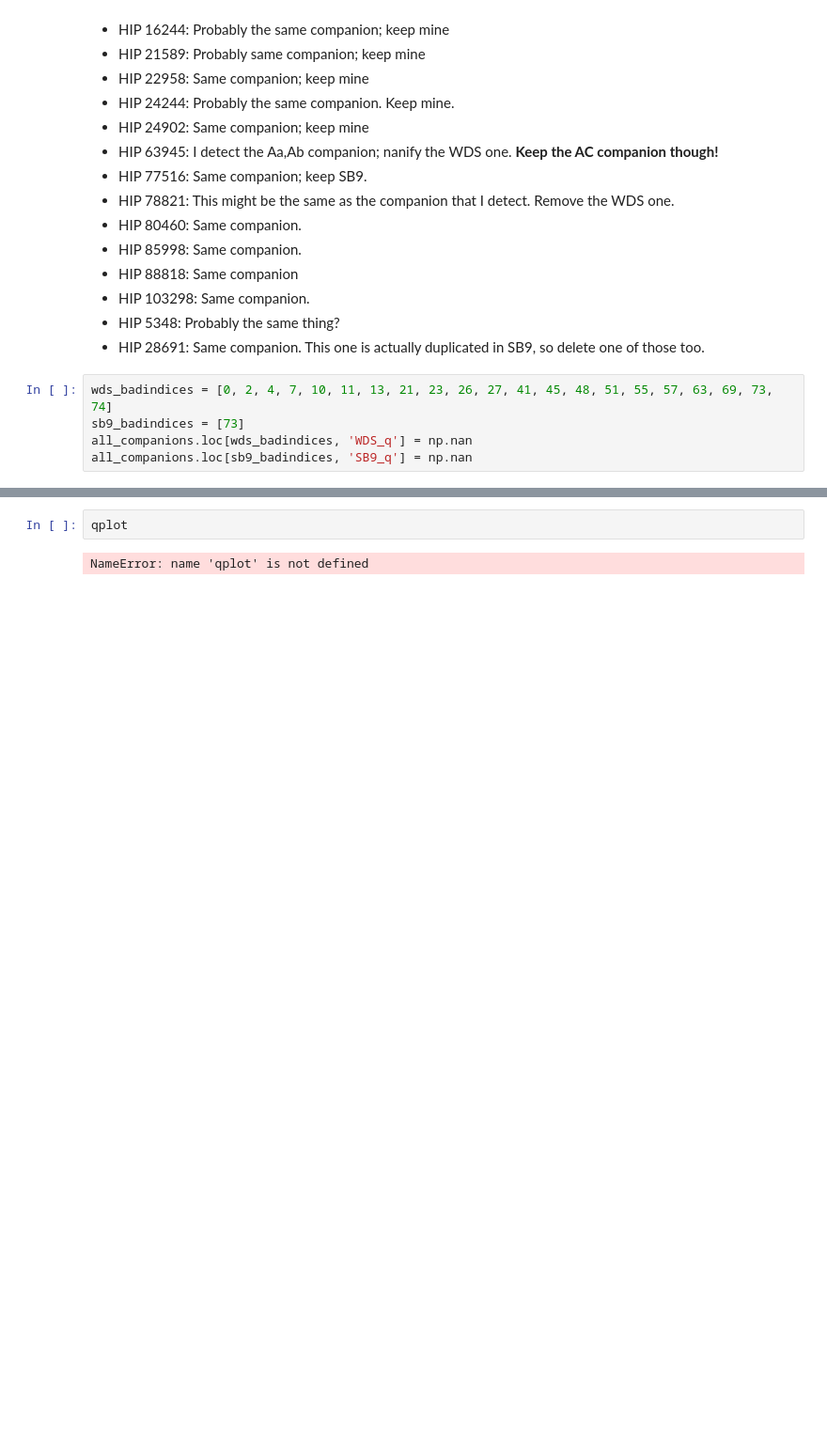
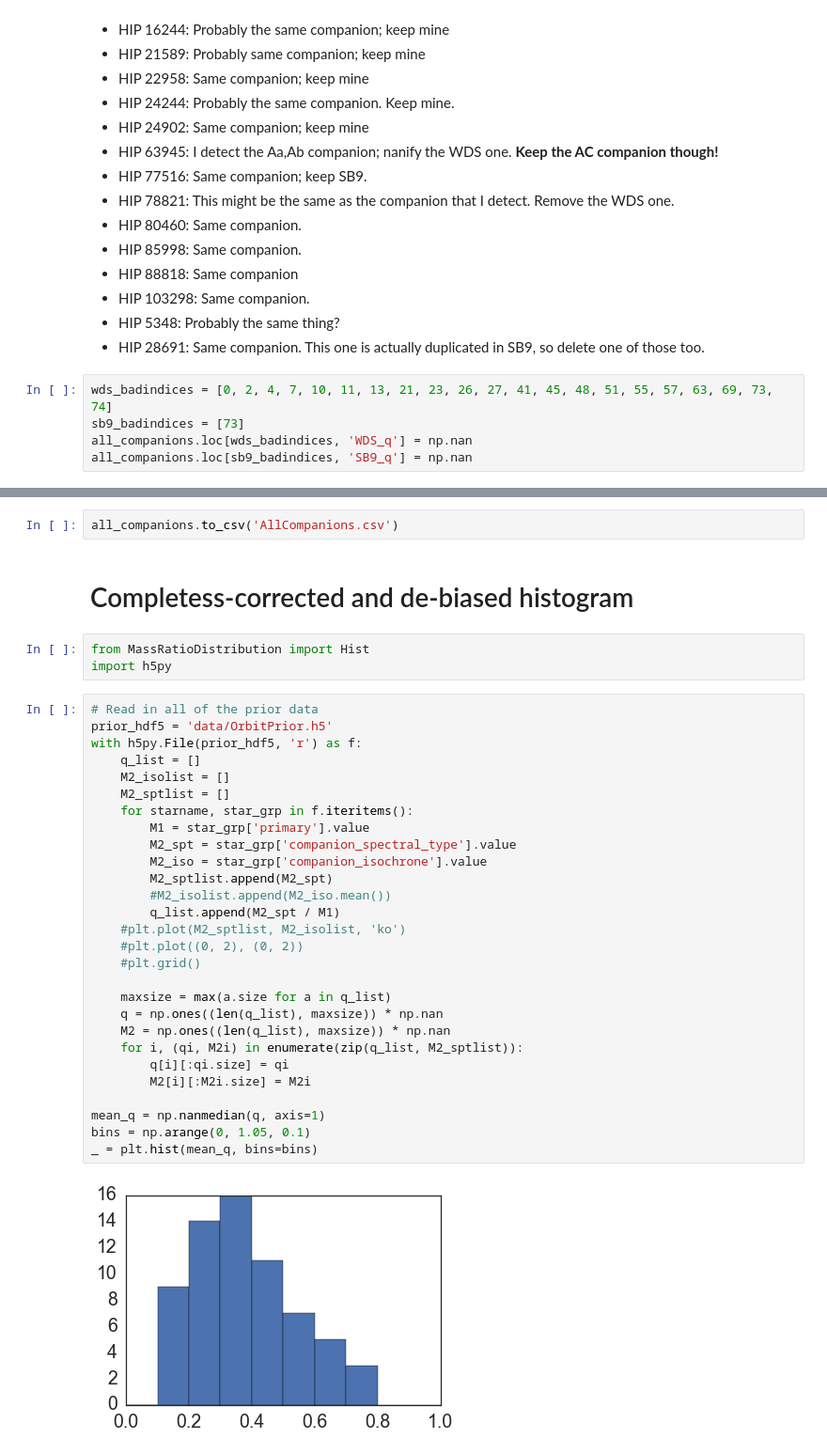
Before and after one commit to kgullikson88/BinaryInference, a Jupyter notebook: RealData.ipynb, the cells around one changed output, grey strips where cells are left out. Shown: that part at 94% size. Drawn from its saved outputs; the diff is of its cells as text; blank space fills up the shorter version.

Commit message:
Completeness calculations finished.

```diff
--- a/RealData.ipynb
+++ b/RealData.ipynb
@@ -349,4 +354,37 @@ plt.savefig('Figures/CombinedMassRatios.pdf')
-# %%
-qplot
-# %% [output]
-NameError: name 'qplot' is not defined
+# %%
+all_companions.to_csv('AllCompanions.csv')
+# %% [markdown]
+# Completess-corrected and de-biased histogram
+# %%
+from MassRatioDistribution import Hist
+import h5py
+# %%
+# Read in all of the prior data
+prior_hdf5 = 'data/OrbitPrior.h5'
+with h5py.File(prior_hdf5, 'r') as f:
+    q_list = []
+    M2_isolist = []
+    M2_sptlist = []
+    for starname, star_grp in f.iteritems():
+        M1 = star_grp['primary'].value
+        M2_spt = star_grp['companion_spectral_type'].value
+        M2_iso = star_grp['companion_isochrone'].value
+        M2_sptlist.append(M2_spt)
+        #M2_isolist.append(M2_iso.mean())
+        q_list.append(M2_spt / M1)
+    #plt.plot(M2_sptlist, M2_isolist, 'ko')
+    #plt.plot((0, 2), (0, 2))
+    #plt.grid()
+
+    maxsize = max(a.size for a in q_list)
+    q = np.ones((len(q_list), maxsize)) * np.nan
+    M2 = np.ones((len(q_list), maxsize)) * np.nan
+    for i, (qi, M2i) in enumerate(zip(q_list, M2_sptlist)):
+        q[i][:qi.size] = qi
+        M2[i][:M2i.size] = M2i
+
+mean_q = np.nanmedian(q, axis=1)
+bins = np.arange(0, 1.05, 0.1)
+_ = plt.hist(mean_q, bins=bins)
+# %% [output]
+[figure, added]
```
Also changed, not shown: parts of 19 cells of this notebook, 1 other file.
